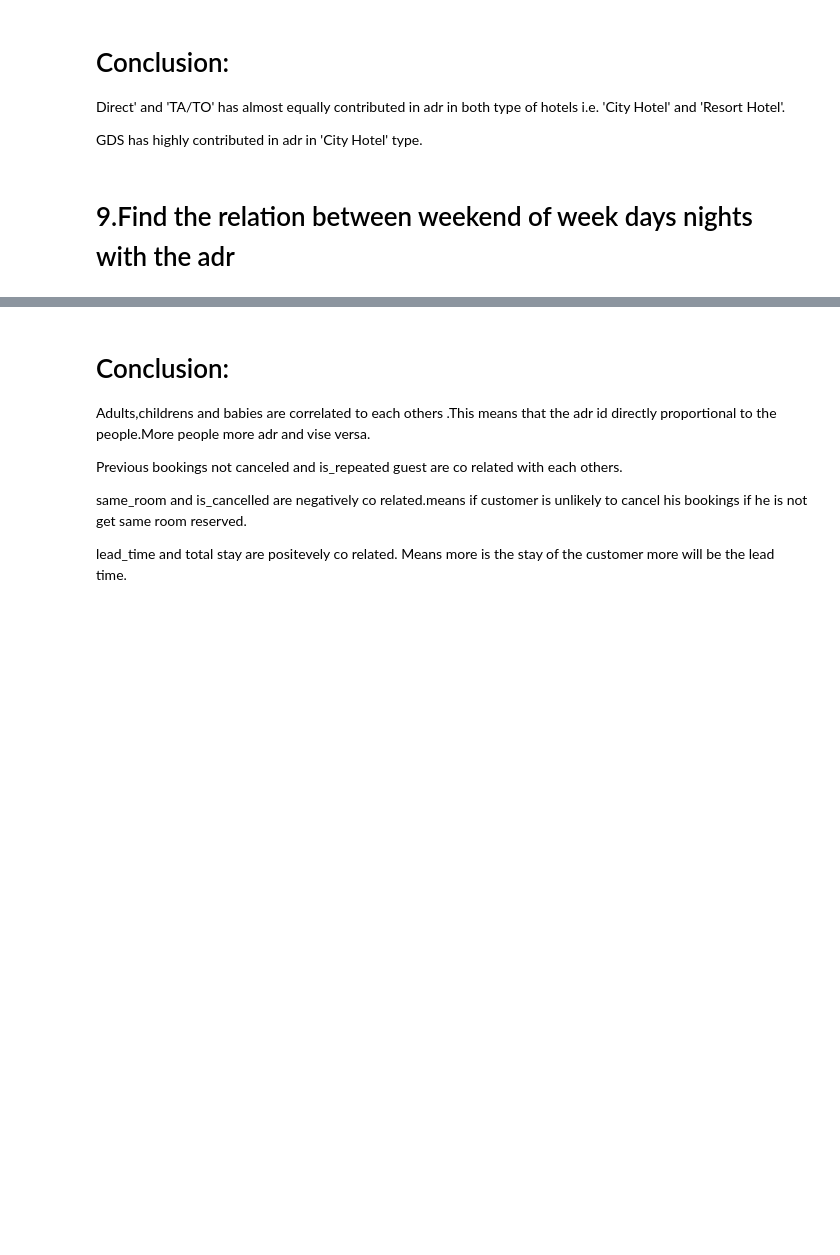
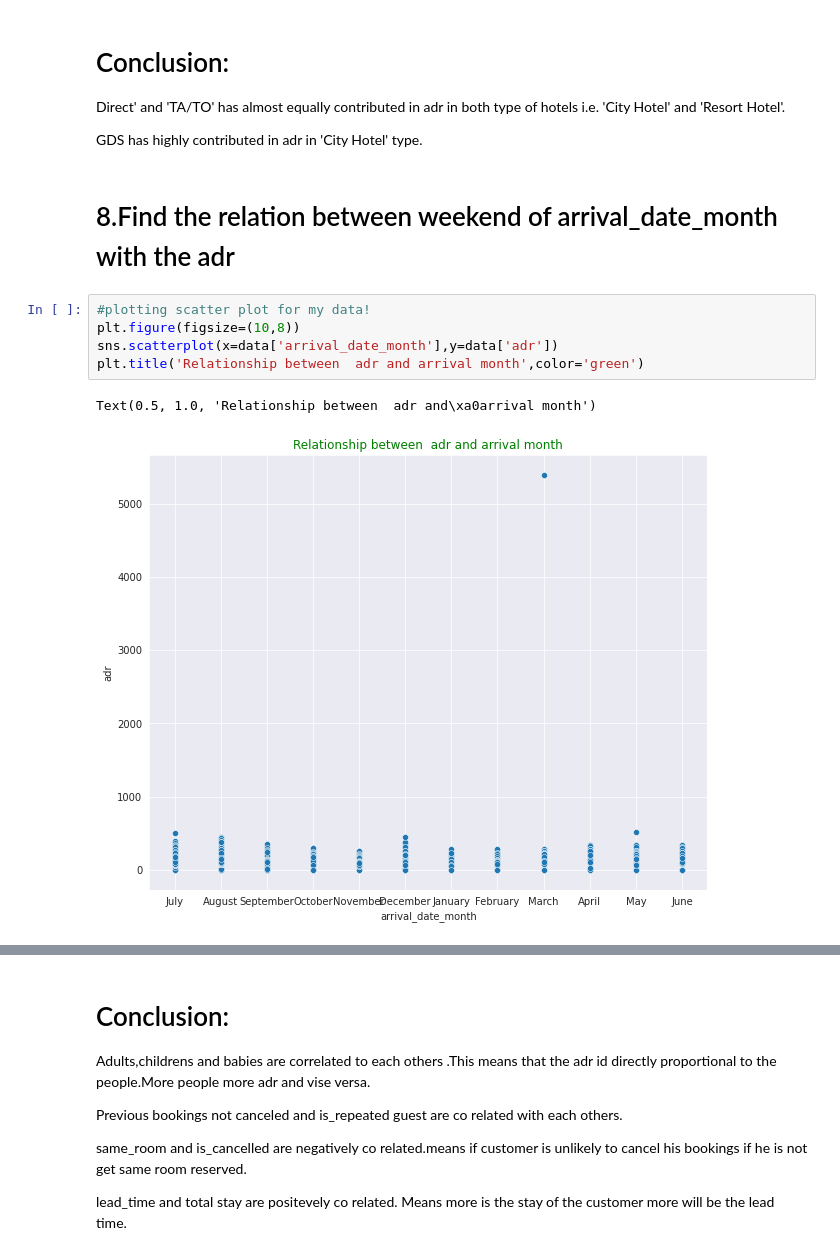
Before and after one commit to shivam887423/EDA-1-Hotel-Booking-Analysis, a Jupyter notebook: individual_notebook.ipynb, the cells around one changed output, grey strips where cells are left out. Cells and saved outputs as stored; diff of their text form; blank space fills up the shorter version.

```diff
--- a/individual_notebook.ipynb
+++ b/individual_notebook.ipynb
@@ -476,4 +504,12 @@ Direct' and 'TA/TO' has almost equally contributed in adr in both type of hotels
 
 GDS has highly contributed in adr in 'City Hotel' type.
 # %% [markdown]
-# 9.Find the relation between weekend of week days nights with the adr
+# 8.Find the relation between weekend of arrival_date_month  with the adr
+# %%
+#plotting scatter plot for my data!
+plt.figure(figsize=(10,8))
+sns.scatterplot(x=data['arrival_date_month'],y=data['adr'])
+plt.title('Relationship between  adr and arrival month',color='green')
+# %% [output]
+Text(0.5, 1.0, 'Relationship between  adr and\xa0arrival month')
+[figure, added]
```
Also changed, not shown: parts of 10 cells of this notebook.
